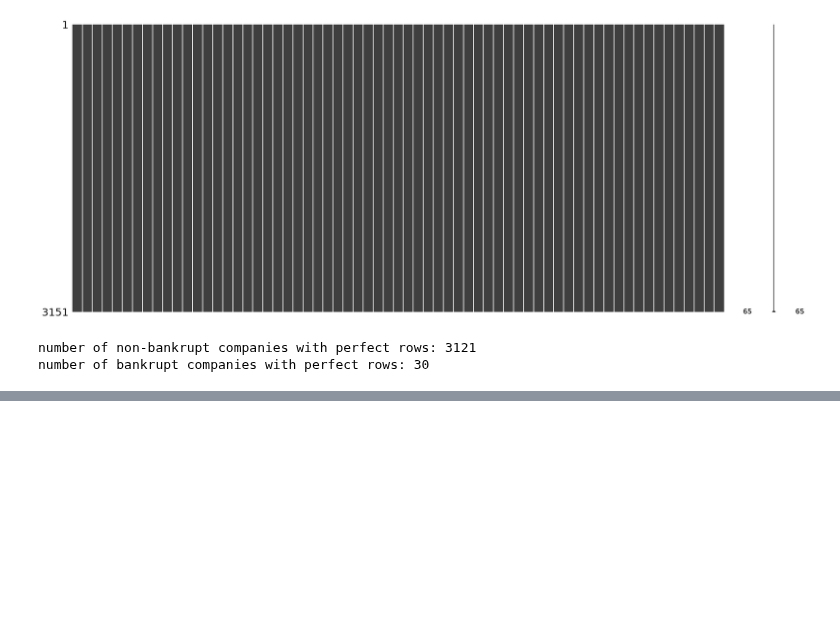
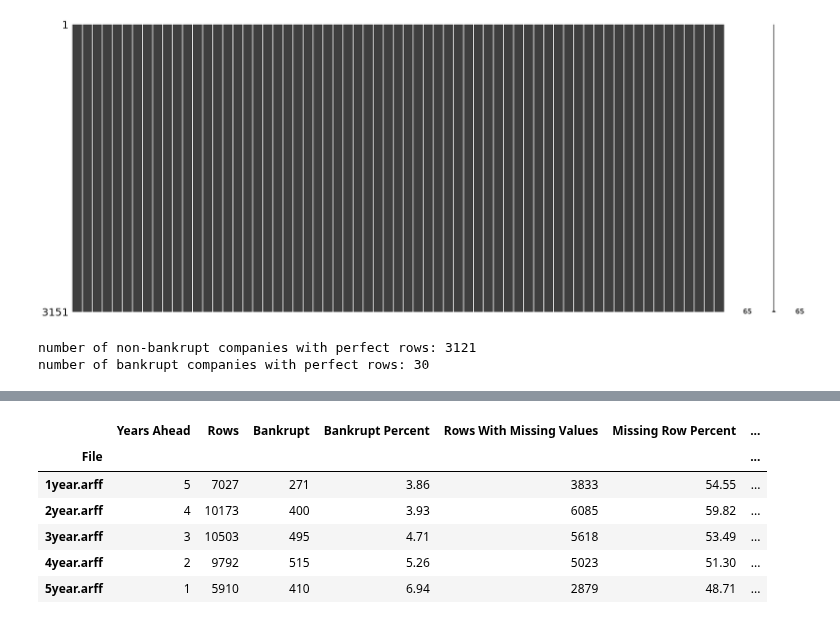
Before and after one commit to CaelenS/Detection-of-Bankruptcy-, a Jupyter notebook: visualizations.ipynb, the cells around one changed output, grey strips where cells are left out. Saved outputs shown, nothing was run; the diff lists cells and outputs as text; code cells hidden in the pictures; blank space fills up the shorter version.

```diff
--- a/visualizations.ipynb
+++ b/visualizations.ipynb
@@ -238,0 +424,43 @@ SIDENOTE: THIS HAS BEEN DONE FOR ONE OF THE FIVE DATASETS, FOR THE OTHER FOUR CO
+# %%
+#load all five datasets without changing the original files
+from pathlib import Path
+import pandas as pd
+import numpy as np
+from scipy.io import arff
+
+with open("attributenames.txt") as file:
+    names = file.readlines()
+names = [s.strip()[s.find("\t") + 1:] for s in names]
+
+datasets = {}
+for year in range(1, 6):
+    data = pd.DataFrame(arff.loadarff(f"data/raw/{year}year.arff")[0])
+    data.columns = names
+    data.rename(columns={"": "bankrupt"}, inplace=True)
+    data["bankrupt"] = data["bankrupt"].astype(int)
+    datasets[year] = data
+# %%
+#compare all five files
+# Note to self 1year.arff predicts 5 years ahead 5year.arff predicts 1 year ahead
+summary_rows = []
+for year, data in datasets.items():
+    summary_rows.append({
+        "File": f"{year}year.arff",
+        "Years Ahead": 6 - year,
+        "Rows": len(data),
+        "Bankrupt": int(data["bankrupt"].sum()),
+        "Bankrupt Percent": data["bankrupt"].mean() * 100,
+        "Rows With Missing Values": int(data.isna().any(axis=1).sum()),
+        "Missing Row Percent": data.isna().any(axis=1).mean() * 100,
+        "Duplicate Rows": int(data.duplicated().sum())
+    })
+dataset_summary = pd.DataFrame(summary_rows).set_index("File")
+dataset_summary.round(2)
+# %% [output]
+|  | Years Ahead | Rows | Bankrupt | Bankrupt Percent | Rows With Missing Values | Missing Row Percent | ... |
+| File |  |  |  |  |  |  | ... |
+| 1year.arff | 5 | 7027 | 271 | 3.86 | 3833 | 54.55 | ... |
+| 2year.arff | 4 | 10173 | 400 | 3.93 | 6085 | 59.82 | ... |
+| 3year.arff | 3 | 10503 | 495 | 4.71 | 5618 | 53.49 | ... |
+| 4year.arff | 2 | 9792 | 515 | 5.26 | 5023 | 51.30 | ... |
+| 5year.arff | 1 | 5910 | 410 | 6.94 | 2879 | 48.71 | ... |
```
Also changed, not shown: parts of 12 cells of this notebook, 46 other files.
